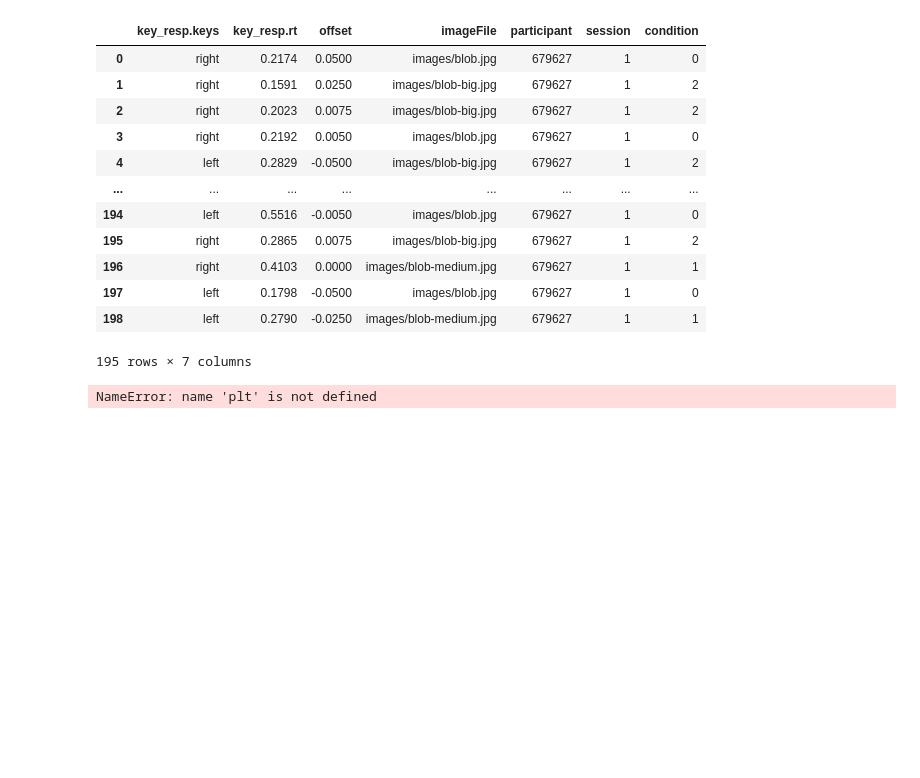
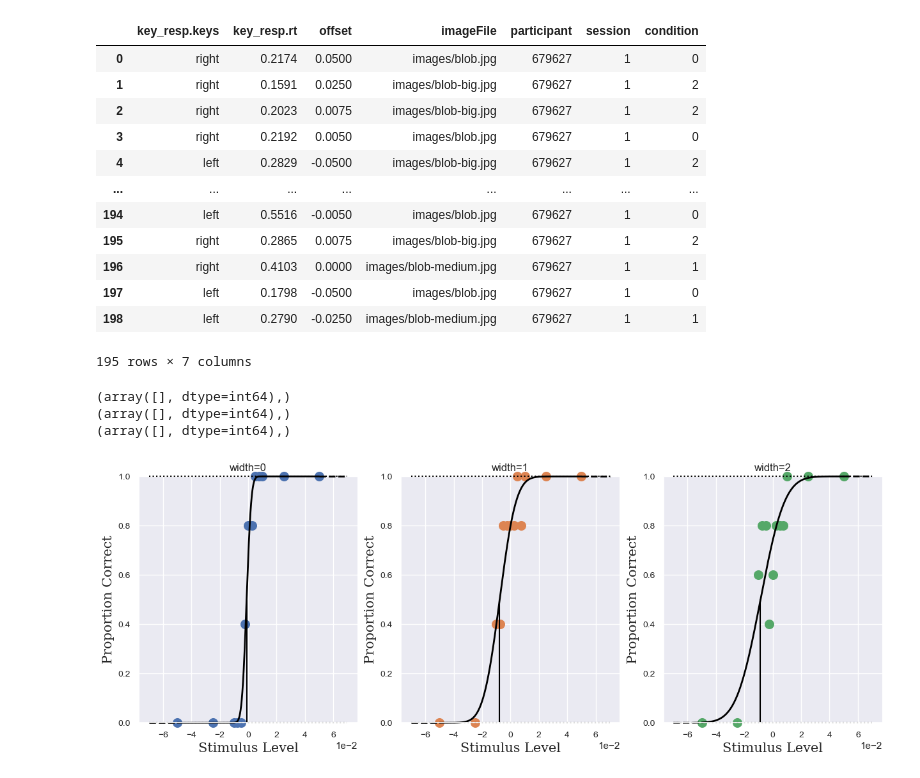
Before and after one commit to BonnenLab/tracking-psychopy-bonnen-2015, a Jupyter notebook: TrackingTutorial.ipynb, the cells around one changed output. Cells and saved outputs as stored; diff of their text form; code cells hidden in the pictures; blank space fills up the shorter version.

```diff
--- a/TrackingTutorial.ipynb
+++ b/TrackingTutorial.ipynb
@@ -311,27 +307,30 @@ p_data=p_data[['offset','sum','count']]
 # %%
 # I strongly recommend psignifit for both visualize and fitting: https://github.com/wichmann-lab/psignifit
 
 options                = dict()   # initialize as an empty dict
 options['sigmoidName'] = 'norm'   # choose a cumulative Gauss as the sigmoid
 options['expType']     = 'YesNo'   # choose 2-AFC as the paradigm of the experiment
                                   # this sets the guessing rate to .5 and
                                   # fits the rest of the parameters '''
 
 colors = plt.rcParams['axes.prop_cycle'].by_key()['color'][:3]
 
 fig,ax = plt.subplots(1,3,figsize=(15,5))
 results = [[]]*3
 for ii in range(3):
     p_data_np = (p_data.values[condition==ii])
     p_data_np
     results[ii] = ps.psignifit(p_data_np, options)
     ps.psigniplot.plotPsych(results[ii],axisHandle=ax[ii],showImediate=False,
-                            dataColor=colors[ii], fontname='serif')
+                            dataColor=colors[ii], fontName='serif')
     plt.title(f'width={widths[ii]}')
 
 plt.show()
 # %% [output]
-NameError: name 'plt' is not defined
+(array([], dtype=int64),)
+(array([], dtype=int64),)
+(array([], dtype=int64),)
+[figure, added]
 # %%
 fig = plt.figure()
 for ii in range(3):
```
Also changed, not shown: parts of 4 cells of this notebook.
